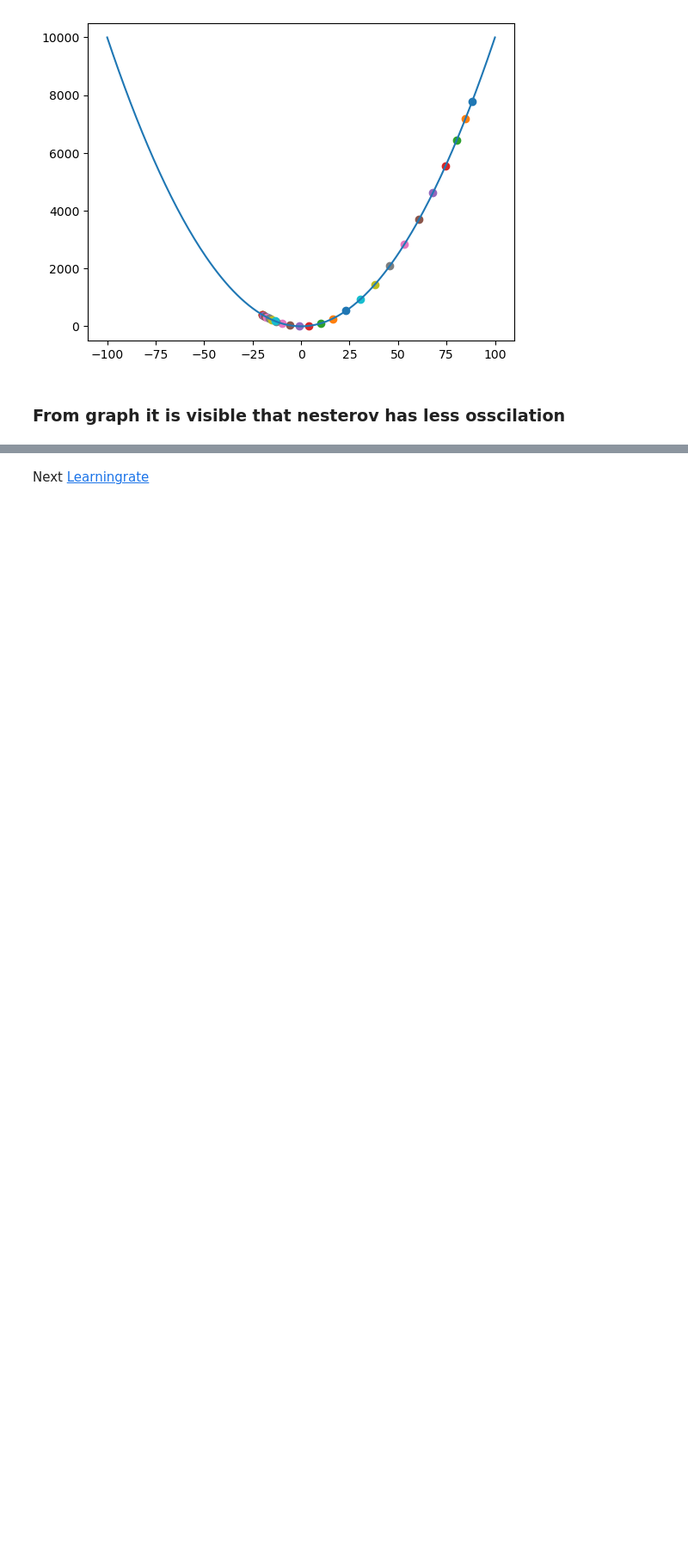
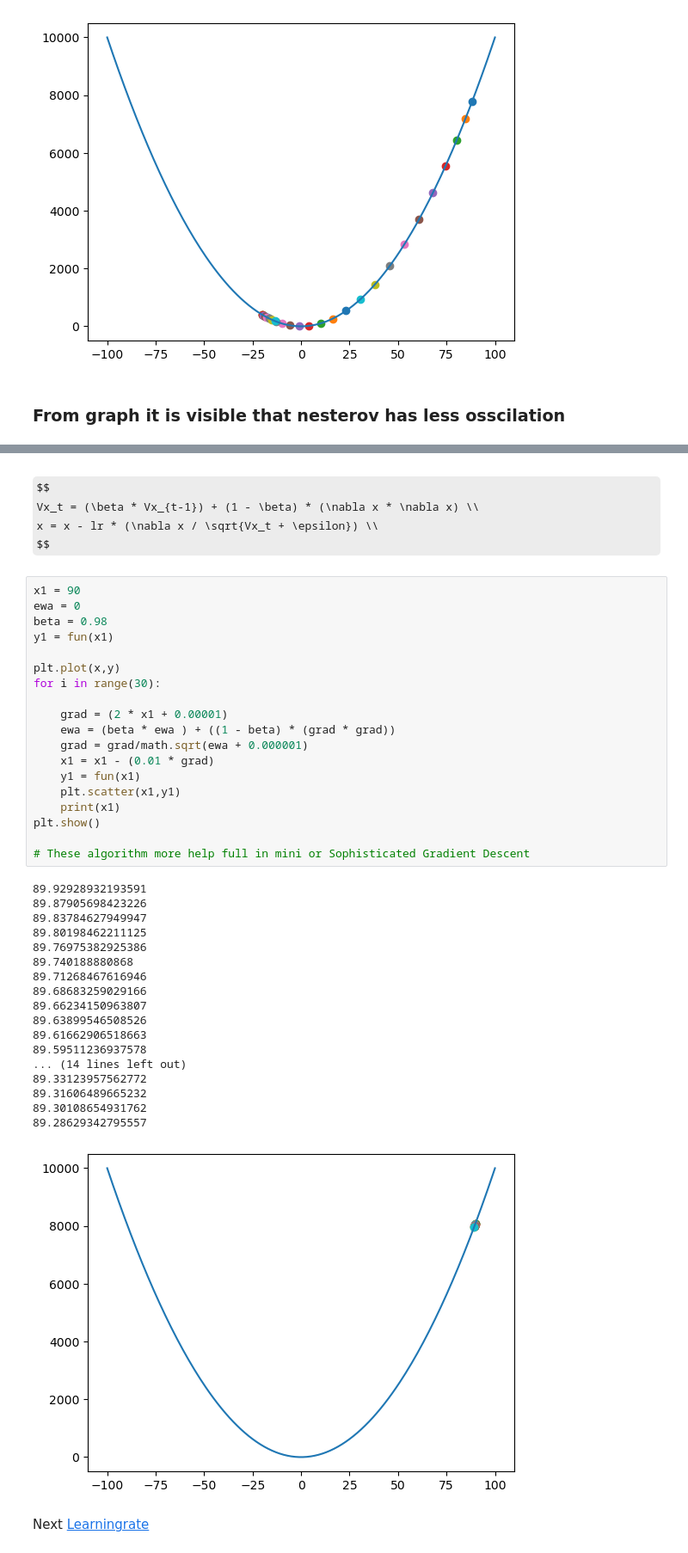
Before and after one commit to Jithendiran/mlTask, a Jupyter notebook: docs/gradient/Momentum.ipynb, the cells around one changed output, grey strips where cells are left out. Shown: that part at 86% size. Drawn from its saved outputs; the diff is of its cells as text; some formulas as TeX source; blank space fills up the shorter version.

```diff
--- a/docs/gradient/Momentum.ipynb
+++ b/docs/gradient/Momentum.ipynb
@@ -438,2 +451,45 @@ plt.show()
+# %% [markdown]
+$$
+Vx_t = (\beta * Vx_{t-1}) + (1 - \beta) * (\nabla x * \nabla x) \\
+x = x - lr * (\nabla x / \sqrt{Vx_t + \epsilon}) \\
+$$
+# %%
+x1 = 90
+ewa = 0
+beta = 0.98
+y1 = fun(x1)
+
+plt.plot(x,y)
+for i in range(30):
+
+    grad = (2 * x1 + 0.00001)
+    ewa = (beta * ewa ) + ((1 - beta) * (grad * grad))
+    grad = grad/math.sqrt(ewa + 0.000001)
+    x1 = x1 - (0.01 * grad)
+    y1 = fun(x1)
+    plt.scatter(x1,y1)
+    print(x1)
+plt.show()
+
+# These algorithm more help full in mini or Sophisticated Gradient Descent
+# %% [output]
+89.92928932193591
+89.87905698423226
+89.83784627949947
+89.80198462211125
+89.76975382925386
+89.740188880868
+89.71268467616946
+89.68683259029166
+89.66234150963807
+89.63899546508526
+89.61662906518663
+89.59511236937578
+... (14 lines left out)
+89.33123957562772
+89.31606489665232
+89.30108654931762
+89.28629342795557
+[figure, added]
 # %% [markdown]
 Next [Learningrate](./LearningRate.ipynb)
```
Also changed, not shown: parts of 3 cells of this notebook, 3 other files.
